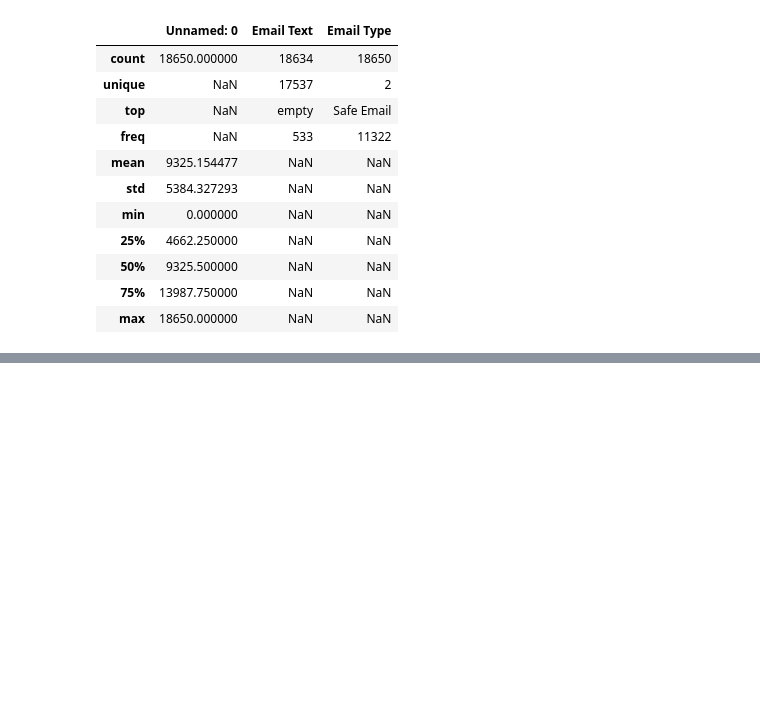
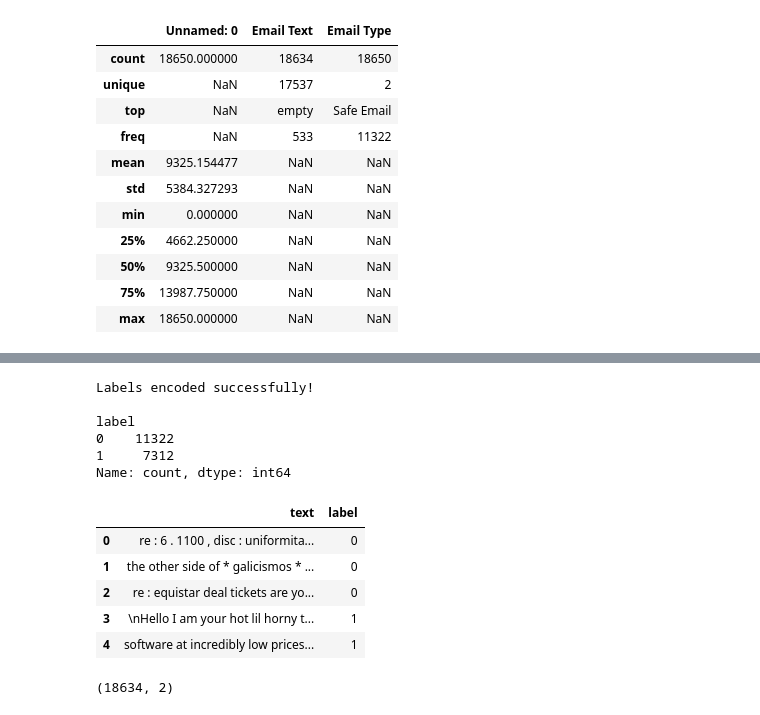
Before and after one commit to harshu1924/AI-Driven-Phishing-Email-Detection, a Jupyter notebook: notebooks/phishing_detection.ipynb, the cells around one changed output, grey strips where cells are left out. Saved outputs shown, nothing was run; the diff lists cells and outputs as text; code cells hidden in the pictures; blank space fills up the shorter version.

```diff
--- a/notebooks/phishing_detection.ipynb
+++ b/notebooks/phishing_detection.ipynb
@@ -149,0 +229,42 @@ df.describe(include="all")
+# %%
+# ==========================================================
+# Encode Labels
+# ==========================================================
+
+# Convert labels into numerical values
+data["label"] = data["label"].map({
+    "Safe Email": 0,
+    "Phishing Email": 1
+})
+
+print("Labels encoded successfully!\n")
+
+print(data["label"].value_counts())
+# %% [output]
+Labels encoded successfully!
+
+label
+0    11322
+1     7312
+Name: count, dtype: int64
+# %%
+# ==========================================================
+# Verify Cleaned Dataset
+# ==========================================================
+
+data.head()
+# %% [output]
+|  | text | label |
+| 0 | re : 6 . 1100 , disc : uniformita... | 0 |
+| 1 | the other side of * galicismos * ... | 0 |
+| 2 | re : equistar deal tickets are yo... | 0 |
+| 3 | \nHello I am your hot lil horny t... | 1 |
+| 4 | software at incredibly low prices... | 1 |
+# %%
+# ==========================================================
+# Final Dataset Shape
+# ==========================================================
+
+print(data.shape)
+# %% [output]
+(18634, 2)
```
Also changed, not shown: parts of 24 cells of this notebook.
